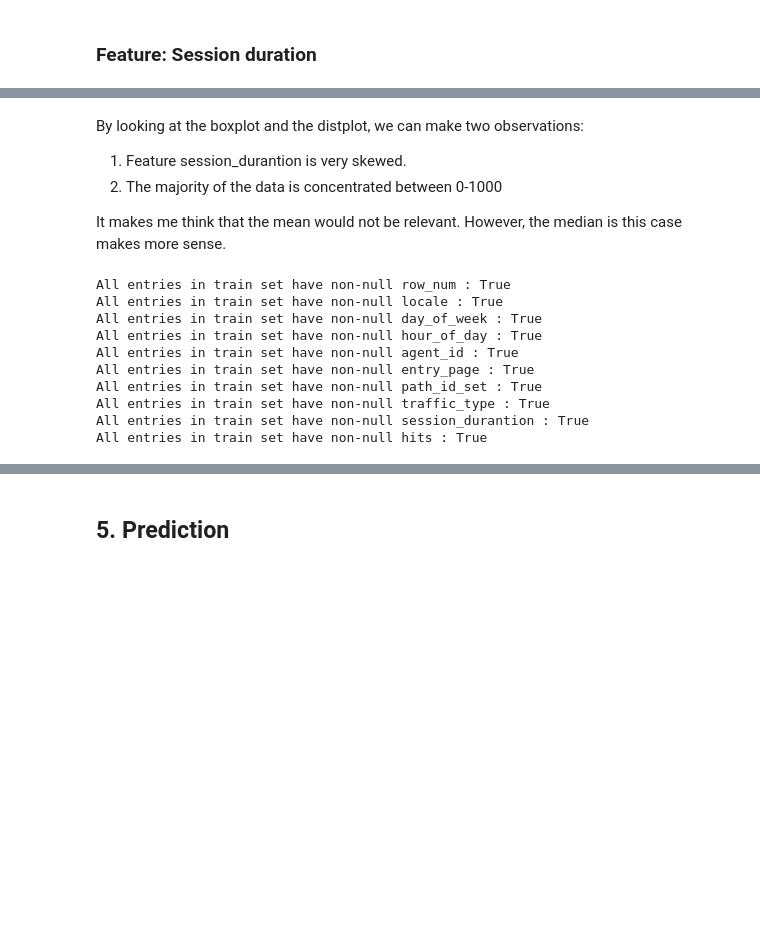
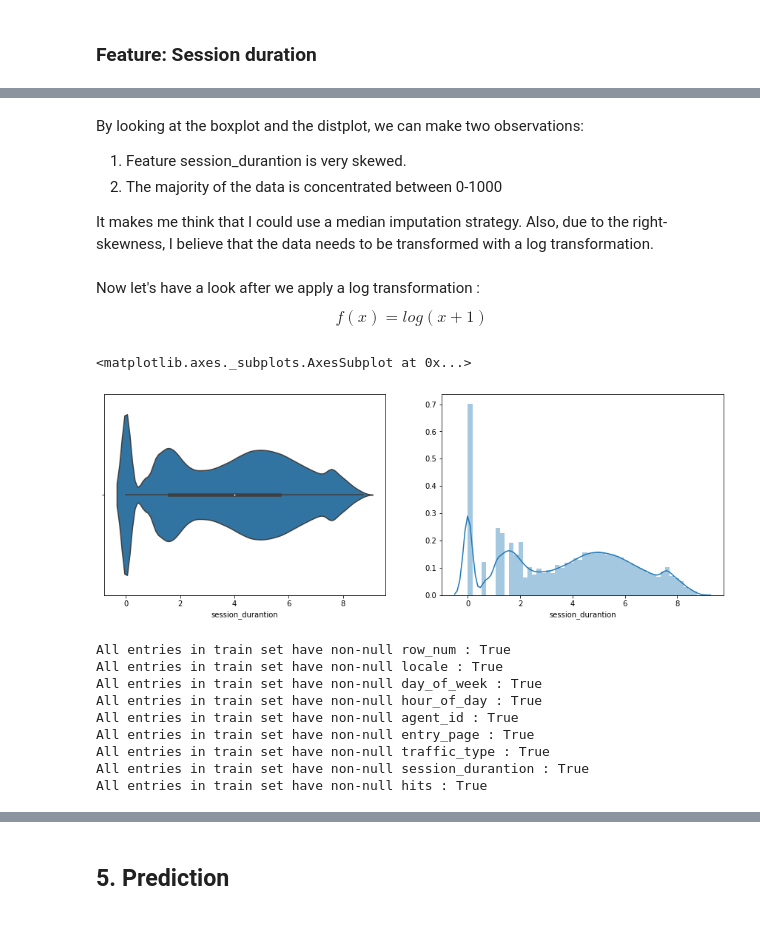
Before and after one commit to confused-pandas/trivago-predicting-hits, a Jupyter notebook: trivago.ipynb, the cells around one changed output, grey strips where cells are left out. Saved outputs shown, nothing was run; the diff lists cells and outputs as text; code cells hidden in the pictures; blank space fills up the shorter version.

```diff
--- a/trivago.ipynb
+++ b/trivago.ipynb
@@ -384,5 +411,16 @@ By looking at the boxplot and the distplot, we can make two observations:
 1. Feature session_durantion is very skewed.
 2. The majority of the data is concentrated between 0-1000
 
-It makes me think that the mean would not be relevant. However, the median is this case makes more sense.
+It makes me think that I could use a median imputation strategy.
+Also, due to the right-skewness, I believe that the data needs to be transformed with a log transformation.
+# %% [markdown]
+Now let's have a look after we apply a log transformation : $$f(x) = log(x+1)$$
+# %%
+f, axes = plt.subplots(1, 2, figsize=(15,5))
+
+sns.violinplot(train[~train.session_durantion.isnull()].session_durantion.astype('int32').apply(np.log1p), ax=axes[0])
+sns.distplot(train[~train.session_durantion.isnull()].session_durantion.astype('int32').apply(np.log1p), ax=axes[1])
+# %% [output]
+<matplotlib.axes._subplots.AxesSubplot at 0x...>
+[figure, added]
 # %%
@@ -390,6 +430,6 @@ train.session_durantion.replace(np.nan, train.session_durantion.median(), inplac
 # %%
-df_columns = list(df.columns)
-for column in df_columns:
+train_columns = list(train.columns)
+for column in train_columns:
     print('All entries in train set have non-null', column ,':', ~train[column].isnull().any())
 # %% [output]
 All entries in train set have non-null row_num : True
@@ -398,7 +438,6 @@ All entries in train set have non-null day_of_week : True
 All entries in train set have non-null hour_of_day : True
 All entries in train set have non-null agent_id : True
 All entries in train set have non-null entry_page : True
-All entries in train set have non-null path_id_set : True
 All entries in train set have non-null traffic_type : True
 All entries in train set have non-null session_durantion : True
 All entries in train set have non-null hits : True
```
Also changed, not shown: parts of 36 cells of this notebook.
